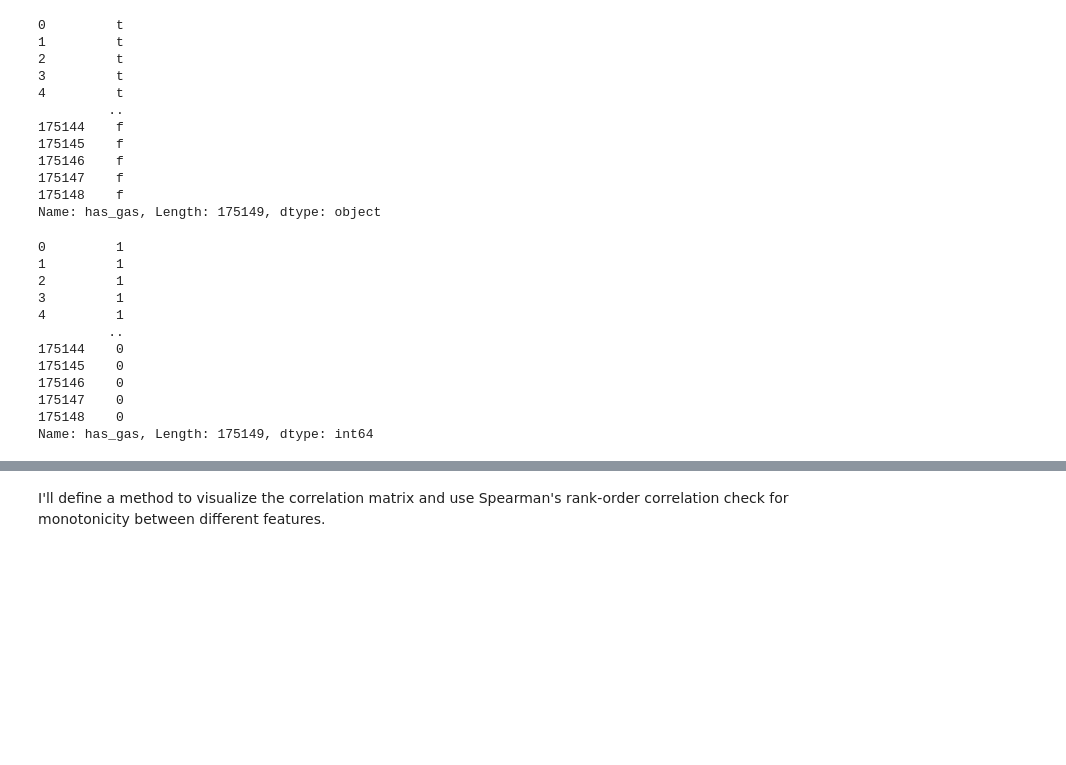
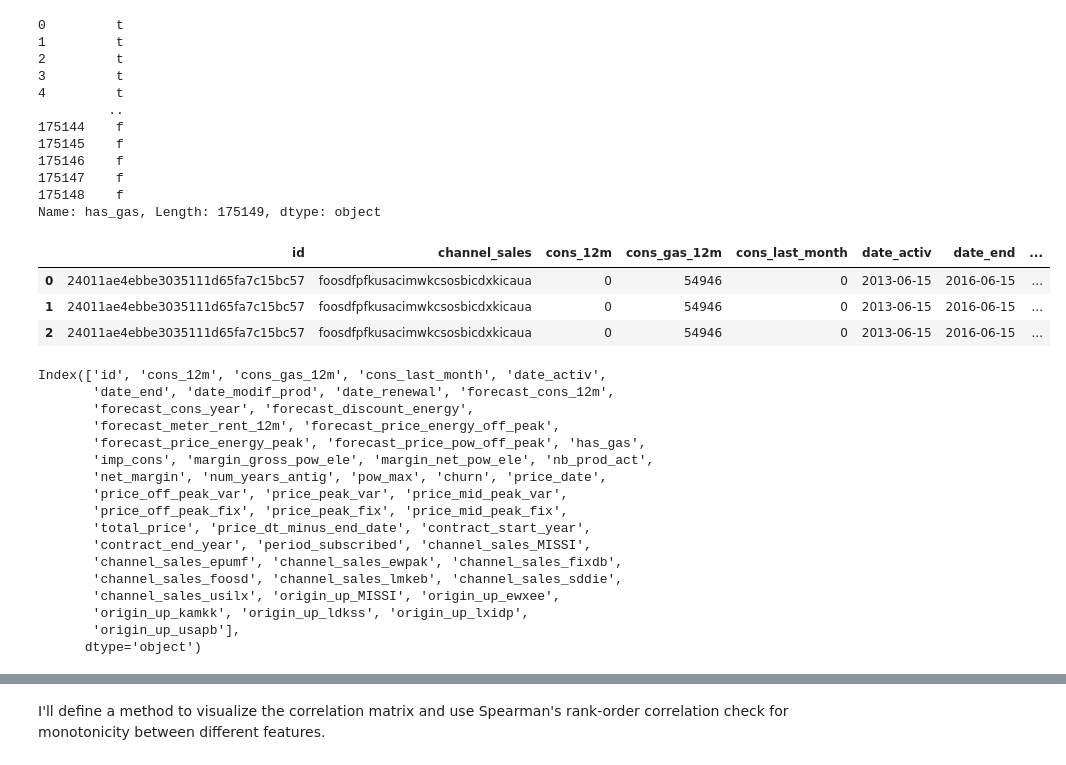
Before and after one commit to hantablack9/BCG-Forage-PowerCo-customer-churn, a Jupyter notebook: 2. EDA || BCG PowerCo churn problem.ipynb, the cells around one changed output, grey strips where cells are left out. Drawn from its saved outputs; the diff is of its cells as text; code cells hidden in the pictures; blank space fills up the shorter version.

Commit message:
Kaggle Notebook | 2. EDA || BCG PowerCo churn problem | Version 9

```diff
--- a/2. EDA || BCG PowerCo churn problem.ipynb
+++ b/2. EDA || BCG PowerCo churn problem.ipynb
@@ -286,8 +306,7 @@ dtype: object
 merged_data = pd.merge(client, price, on='id', how='inner')
 merged_df = merged_data.copy()
 # %%
-merged_data['price_dt_minus_end_date'] = merged_data['date_end'] - merged_data['price_date']
-
+merged_data['delta_price_dt_end_date'] = merged_data['date_end'] - merged_data['price_date']
 
 ## Lets add three new columns
 merged_data['contract_start_year'] = merged_data['date_activ'].dt.year
@@ -363,0 +337,6 @@ merged_data = pd.get_dummies(merged_data, columns=['channel_sales' , 'origin_up'
+# %%
+a, b = client.channel_sales.unique(), client.origin_up.unique()
+
+replace_dict = {**{i:i[:5] for i in a},
+                 **{i:i[:5] for i in b}}
+replace_dict
@@ -380,20 +376,32 @@ Name: has_gas, Length: 175149, dtype: object
 ## label encoding
 has_gas_encoder = LabelEncoder()
 merged_data['has_gas'] = has_gas_encoder.fit_transform(merged_data['has_gas']) #t=1, f=0
+# %%
+merged_data.head(3)
+# %% [output]
+|  | id | channel_sales | cons_12m | cons_gas_12m | cons_last_month | date_activ | date_end | ... |
+| 0 | 24011ae4ebbe3035111d65fa7c15bc57 | foosdfpfkusacimwkcsosbicdxkicaua | 0 | 54946 | 0 | 2013-06-15 | 2016-06-15 | ... |
+| 1 | 24011ae4ebbe3035111d65fa7c15bc57 | foosdfpfkusacimwkcsosbicdxkicaua | 0 | 54946 | 0 | 2013-06-15 | 2016-06-15 | ... |
+| 2 | 24011ae4ebbe3035111d65fa7c15bc57 | foosdfpfkusacimwkcsosbicdxkicaua | 0 | 54946 | 0 | 2013-06-15 | 2016-06-15 | ... |
 # %%
-merged_data.has_gas
+merged_data.columns
 # %% [output]
-0         1
-1         1
-2         1
-3         1
-4         1
-         ..
-175144    0
-175145    0
-175146    0
-175147    0
-175148    0
-Name: has_gas, Length: 175149, dtype: int64
+Index(['id', 'cons_12m', 'cons_gas_12m', 'cons_last_month', 'date_activ',
+       'date_end', 'date_modif_prod', 'date_renewal', 'forecast_cons_12m',
+       'forecast_cons_year', 'forecast_discount_energy',
+       'forecast_meter_rent_12m', 'forecast_price_energy_off_peak',
+       'forecast_price_energy_peak', 'forecast_price_pow_off_peak', 'has_gas',
+       'imp_cons', 'margin_gross_pow_ele', 'margin_net_pow_ele', 'nb_prod_act',
+       'net_margin', 'num_years_antig', 'pow_max', 'churn', 'price_date',
+       'price_off_peak_var', 'price_peak_var', 'price_mid_peak_var',
+       'price_off_peak_fix', 'price_peak_fix', 'price_mid_peak_fix',
+       'total_price', 'price_dt_minus_end_date', 'contract_start_year',
+       'contract_end_year', 'period_subscribed', 'channel_sales_MISSI',
+       'channel_sales_epumf', 'channel_sales_ewpak', 'channel_sales_fixdb',
+       'channel_sales_foosd', 'channel_sales_lmkeb', 'channel_sales_sddie',
+       'channel_sales_usilx', 'origin_up_MISSI', 'origin_up_ewxee',
+       'origin_up_kamkk', 'origin_up_ldkss', 'origin_up_lxidp',
+       'origin_up_usapb'],
+      dtype='object')
 # %% [markdown]
 ## **Price Sensitivity and Churn**
```
Also changed, not shown: parts of 35 cells of this notebook.
